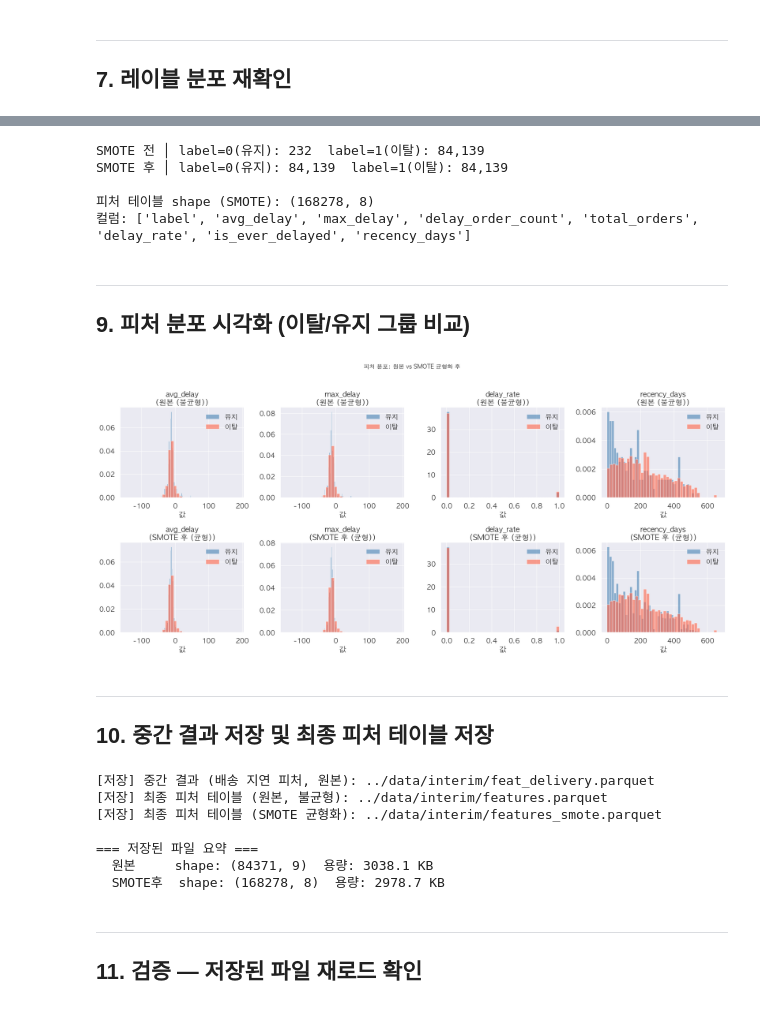
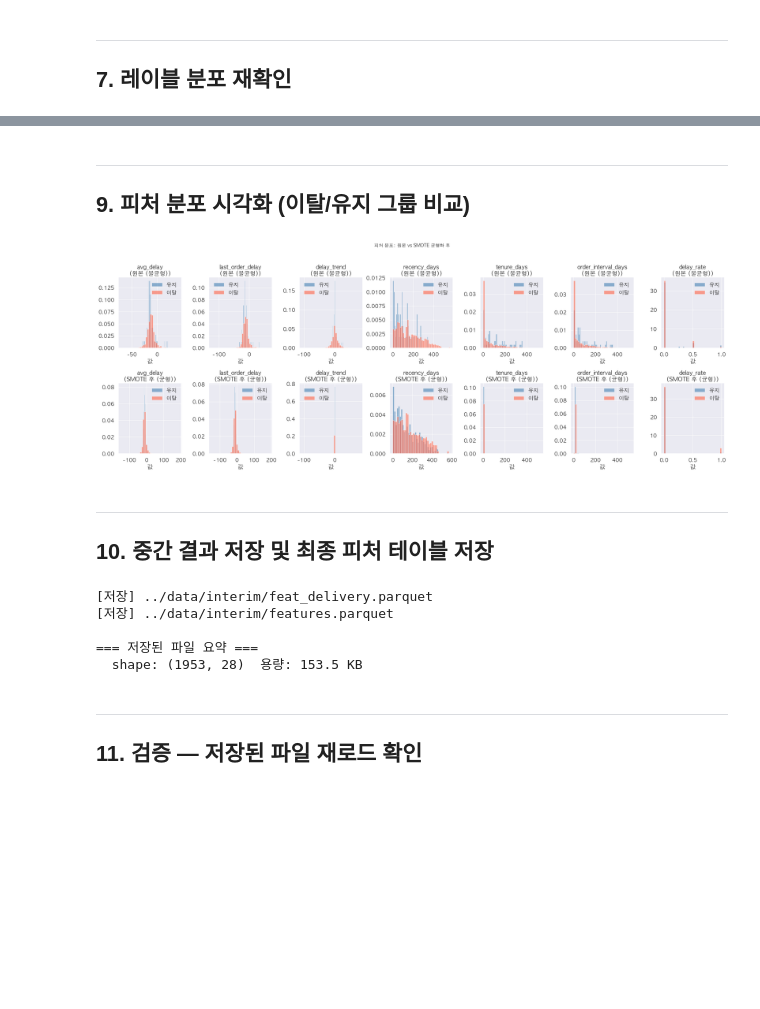
Before and after one commit to Jeongmxxjxx/olist-churn-project, a Jupyter notebook: notebooks/02_feature_engineering.ipynb, the cells around one changed output, grey strips where cells are left out. Cells and saved outputs as stored; diff of their text form; code cells hidden in the pictures; blank space fills up the shorter version.

Commit message:
feat: update lebel, SMOTE -> class_weight='balanced'

```diff
--- a/notebooks/02_feature_engineering.ipynb
+++ b/notebooks/02_feature_engineering.ipynb
@@ -163,0 +235,20 @@ max      188.000    188.000       1.000            1.000       672.000
+# %%
+# ── 가설3: 구매 금액 (Monetary) 피처 ────────────────────────────────────
+payments = pd.read_csv('../data/raw/olist_order_payments_dataset.csv')
+
+payments_before = (
+    payments[payments['order_id'].isin(before_order_ids)]
+    .merge(oid_to_uid, on='order_id', how='inner')
+)
+
+feat_monetary = payments_before.groupby('customer_unique_id').agg(
+    total_spend      = ('payment_value', 'sum'),
+    avg_order_value  = ('payment_value', 'mean'),
+    avg_installments = ('payment_installments', 'mean'),
+).reset_index()
+
+cc_uids = set(payments_before[payments_before['payment_type'] == 'credit_card']['customer_unique_id'])
+feat_monetary['uses_credit_card'] = feat_monetary['customer_unique_id'].isin(cc_uids).astype(int)
+
+print(f"구매 금액 피처 생성 완료: {feat_monetary.shape}")
+print(feat_monetary[['total_spend', 'avg_order_value', 'avg_installments']].describe().round(2))
@@ -231,83 +414,50 @@ print(f"  이탈 (label=1): {vc[1]:,}명 ({vr[1]:.1%})")
-# %%
-from imblearn.over_sampling import SMOTE
-
-feat_cols = [c for c in features.columns if c not in ['customer_unique_id', 'label']]
-X = features[feat_cols].values
-y = features['label'].values
-
-print(f"SMOTE 전 │ label=0(유지): {(y==0).sum():,}  label=1(이탈): {(y==1).sum():,}")
-
-sm = SMOTE(random_state=42)
-X_res, y_res = sm.fit_resample(X, y)
-
-features_smote = pd.DataFrame(X_res, columns=feat_cols)
-features_smote.insert(0, 'label', y_res)
-
-print(f"SMOTE 후 │ label=0(유지): {(y_res==0).sum():,}  label=1(이탈): {(y_res==1).sum():,}")
-print(f"\n피처 테이블 shape (SMOTE): {features_smote.shape}")
-print(f"컬럼: {features_smote.columns.tolist()}")
-# %% [output]
-SMOTE 전 │ label=0(유지): 232  label=1(이탈): 84,139
-SMOTE 후 │ label=0(유지): 84,139  label=1(이탈): 84,139
-
-피처 테이블 shape (SMOTE): (168278, 8)
-컬럼: ['label', 'avg_delay', 'max_delay', 'delay_order_count', 'total_orders', 'delay_rate', 'is_ever_delayed', 'recency_days']
 # %% [markdown]
 ---
 ## 9. 피처 분포 시각화 (이탈/유지 그룹 비교)
 # %%
-feat_cols_plot = ['avg_delay', 'max_delay', 'delay_rate', 'recency_days']
-fig, axes = plt.subplots(2, 4, figsize=(22, 10))
+feat_cols_plot = ['avg_delay', 'last_order_delay', 'delay_trend', 'recency_days',
+                  'tenure_days', 'order_interval_days', 'delay_rate']
+fig, axes = plt.subplots(2, len(feat_cols_plot), figsize=(28, 10))
 
 for col_i, col in enumerate(feat_cols_plot):
     for row_i, (df_plot, title_suffix) in enumerate([
         (features,       '원본 (불균형)'),
         (features_smote, 'SMOTE 후 (균형)'),
     ]):
         ax = axes[row_i][col_i]
         for label_val, color, name in [(0, 'steelblue', '유지'), (1, 'tomato', '이탈')]:
             subset = df_plot[df_plot['label'] == label_val][col].dropna()
             ax.hist(subset, bins=40, alpha=0.6, color=color, label=name, density=True)
         ax.set_title(f'{col}\n({title_suffix})')
         ax.set_xlabel('값')
         ax.legend()
 
 plt.suptitle('피처 분포: 원본 vs SMOTE 균형화 후', fontsize=14, y=1.02)
 plt.tight_layout()
 plt.savefig('../outputs/fe_h1_feature_distributions.png', dpi=150, bbox_inches='tight')
 plt.show()
 # %% [output]
-[figure, old version]
+[figure, new version]
 # %% [markdown]
 ---
 ## 10. 중간 결과 저장 및 최종 피처 테이블 저장
 # %%
-# 중간 결과: 배송 지연 피처만 별도 저장 (원본, 불균형)
 feat_delay_path = '../data/interim/feat_delivery.parquet'
 feat_delay.to_parquet(feat_delay_path, index=False)
-print(f"[저장] 중간 결과 (배송 지연 피처, 원본): {feat_delay_path}")
+print(f"[저장] {feat_delay_path}")
 
-# 최종 피처 테이블: 원본 (추론/해석용)
 features_path = '../data/interim/features.parquet'
 features.to_parquet(features_path, index=False)
-print(f"[저장] 최종 피처 테이블 (원본, 불균형): {features_path}")
-
-# 최종 피처 테이블: SMOTE 균형화 (모델 학습용)
-features_smote_path = '../data/interim/features_smote.parquet'
-features_smote.to_parquet(features_smote_path, index=False)
-print(f"[저장] 최종 피처 테이블 (SMOTE 균형화): {features_smote_path}")
+print(f"[저장] {features_path}")
 
 print(f"\n=== 저장된 파일 요약 ===")
-print(f"  원본     shape: {features.shape}  용량: {os.path.getsize(features_path)/1024:.1f} KB")
-print(f"  SMOTE후  shape: {features_smote.shape}  용량: {os.path.getsize(features_smote_path)/1024:.1f} KB")
+print(f"  shape: {features.shape}  용량: {os.path.getsize(features_path)/1024:.1f} KB")
 # %% [output]
-[저장] 중간 결과 (배송 지연 피처, 원본): ../data/interim/feat_delivery.parquet
-[저장] 최종 피처 테이블 (원본, 불균형): ../data/interim/features.parquet
-[저장] 최종 피처 테이블 (SMOTE 균형화): ../data/interim/features_smote.parquet
+[저장] ../data/interim/feat_delivery.parquet
+[저장] ../data/interim/features.parquet
 
 === 저장된 파일 요약 ===
-  원본     shape: (84371, 9)  용량: 3038.1 KB
-  SMOTE후  shape: (168278, 8)  용량: 2978.7 KB
+  shape: (1953, 28)  용량: 153.5 KB
 # %% [markdown]
 ---
 ## 11. 검증 — 저장된 파일 재로드 확인
```
Also changed, not shown: parts of 11 cells of this notebook, 2 other files.
